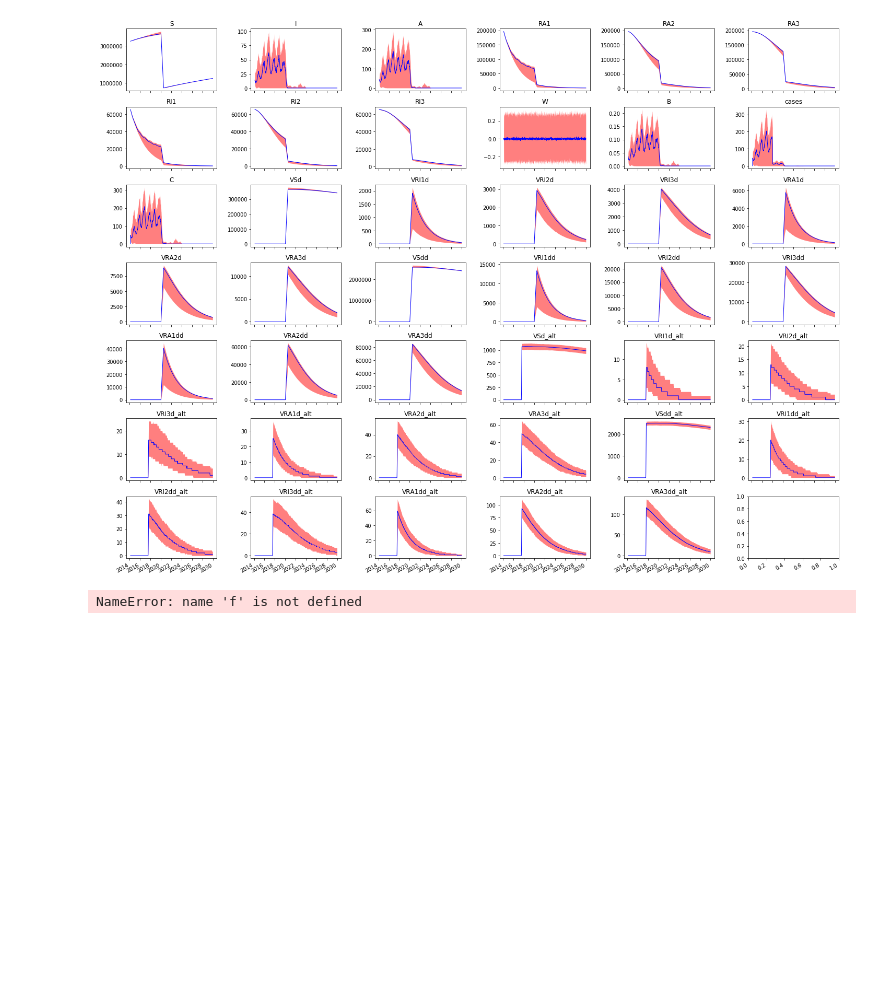
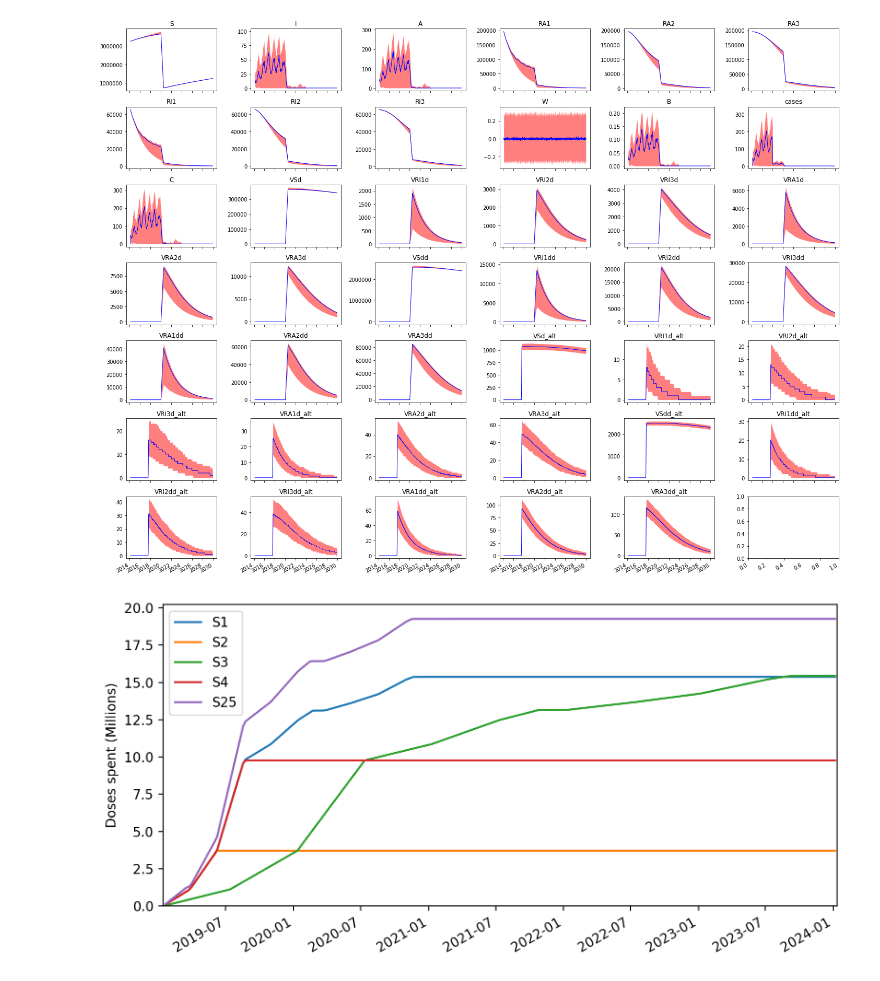
Before and after one commit to jcblemai/haiti-mass-ocv-campaign, a Jupyter notebook: forecast_all-dept.ipynb, the cells around one changed output. Saved outputs shown, nothing was run; the diff lists cells and outputs as text; code cells hidden in the pictures; blank space fills up the shorter version.

Commit message:
deployment graph

```diff
--- a/forecast_all-dept.ipynb
+++ b/forecast_all-dept.ipynb
@@ -359,7 +323,26 @@ fig.autofmt_xdate()
 fig.tight_layout()
 # %% [output]
 [figure]
-# %%
-f
-# %% [output]
-NameError: name 'f' is not defined
+# %%
+deployment = pd.read_csv('2019-05-27 Delivrable/Simulations/ts_EPFL_2019-06-24.csv', index_col = 2, parse_dates = True)
+# %%
+
+ti = input_parameters['t_end']
+tf = ti + datetime.timedelta(days = 5*365)
+
+fig, axes = plt.subplots(1, 1, figsize=(8,4), squeeze = True, dpi = 200);
+fig.patch.set_facecolor('white')
+for i, sc in enumerate(['S1', 'S2', 'S3', 'S4', 'S25']):
+
+    axes.plot(deployment[deployment['scenario'] == sc][ti:tf]['vacc_med']/1e6, linestyle='-', label=sc)
+
+
+axes.set_xlim(ti, tf)
+axes.set_ylabel('Doses spent (Millions)')
+axes.legend(loc = 'upper left')
+axes.set_ylim(0)
+
+fig.autofmt_xdate()
+fig.tight_layout()
+# %% [output]
+[figure, added]
```
Also changed, not shown: parts of 3 cells of this notebook, 1 other file.
